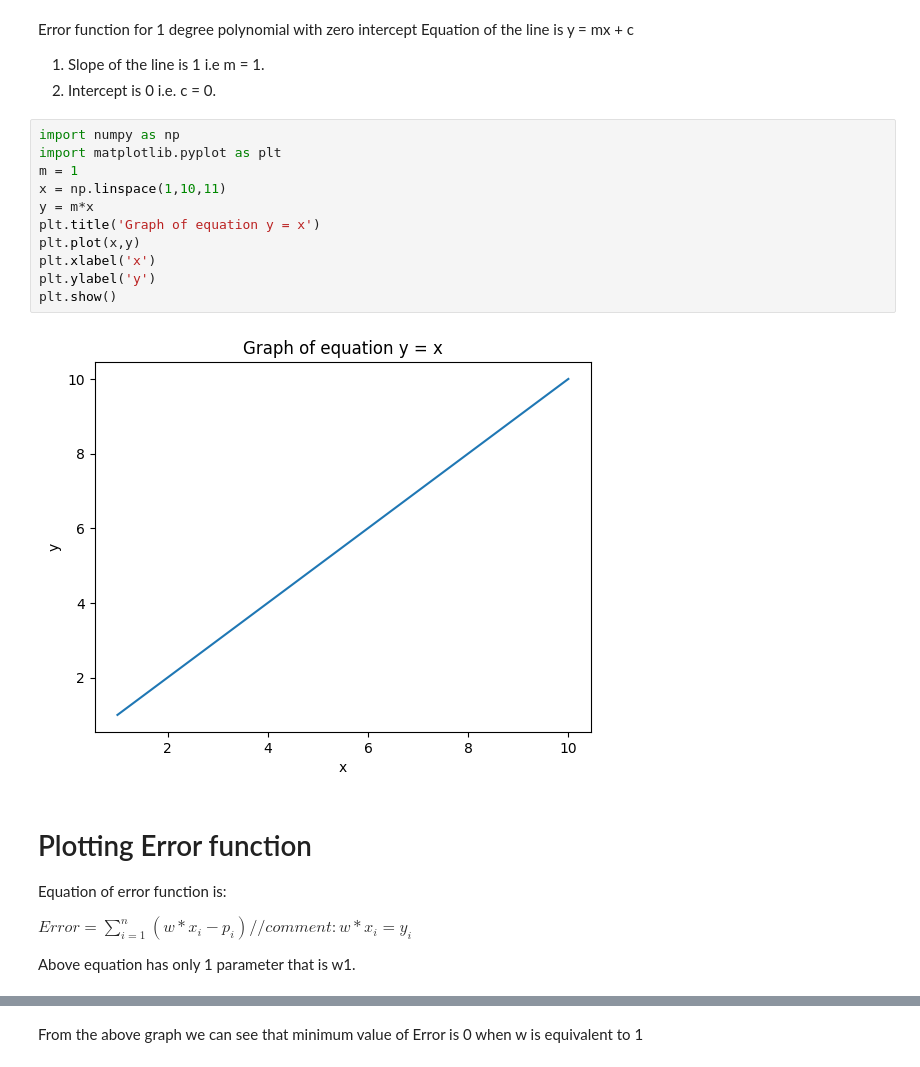
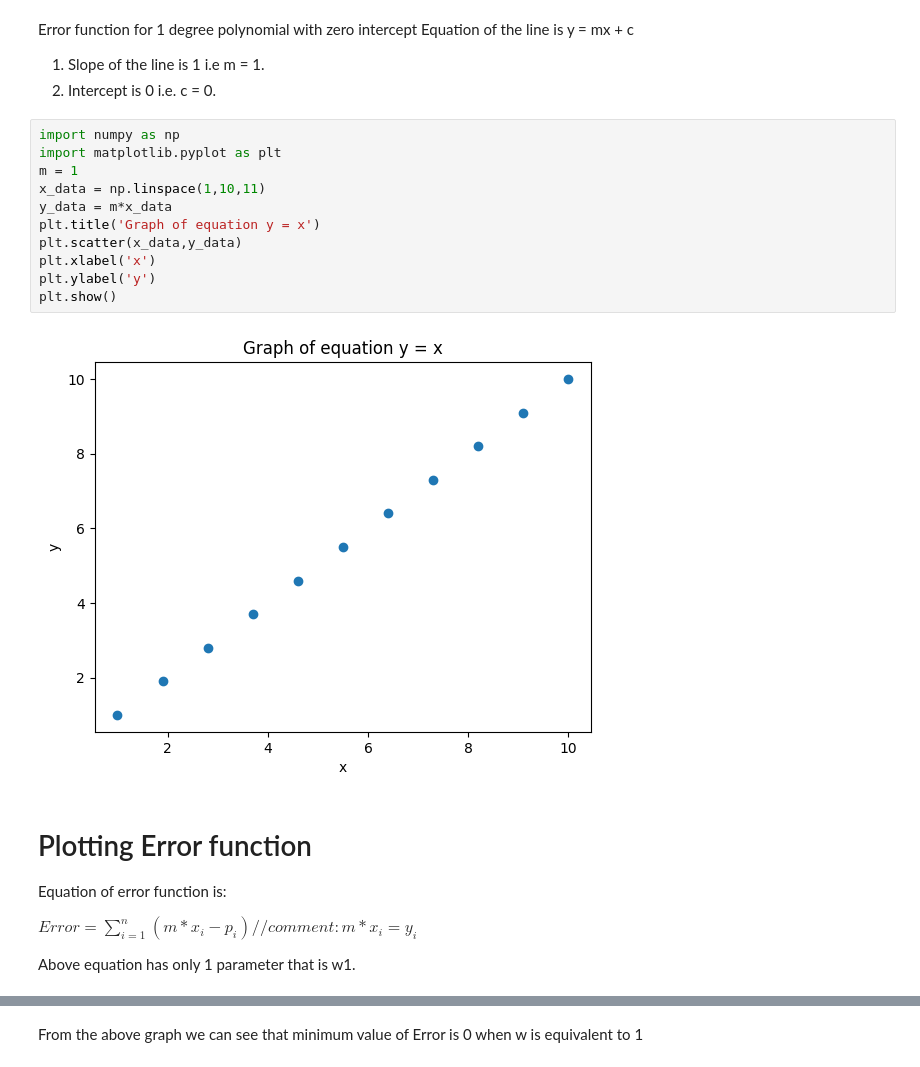
Before and after one commit to aruntakhur/GEU_ML_2024, a Jupyter notebook: LinearRegressionLab1GEU2024.ipynb, the cells around one changed output, grey strips where cells are left out. Drawn from its saved outputs; the diff is of its cells as text.

```diff
--- a/LinearRegressionLab1GEU2024.ipynb
+++ b/LinearRegressionLab1GEU2024.ipynb
@@ -8,21 +8,21 @@
 # %%
 import numpy as np
 import matplotlib.pyplot as plt
 m = 1
-x = np.linspace(1,10,11)
-y = m*x
+x_data = np.linspace(1,10,11)
+y_data = m*x_data
 plt.title('Graph of equation y = x')
-plt.plot(x,y)
+plt.scatter(x_data,y_data)
 plt.xlabel('x')
 plt.ylabel('y')
 plt.show()
 # %% [output]
-[figure, old version]
+[figure, new version]
 # %% [markdown]
 # Plotting Error function
 Equation of error function is:
 
- $Error = ∑^n_{i=1}(w*x_i - p_i)  //comment: w*x_i=y_i $
+ $Error = ∑^n_{i=1}(m*x_i - p_i)  //comment: m*x_i=y_i $
 
 Above equation has only 1 parameter that is w1.
 # %%
```
Also changed, not shown: parts of 4 cells of this notebook.
